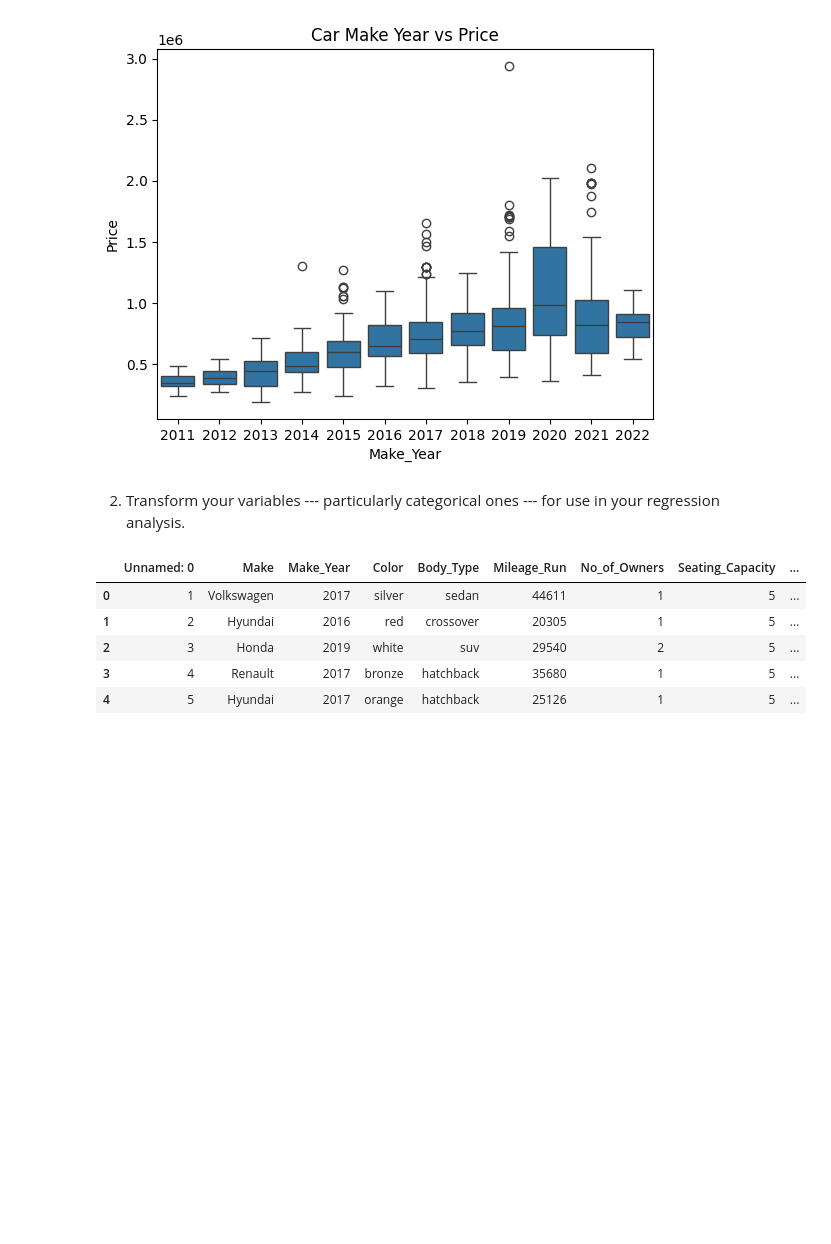
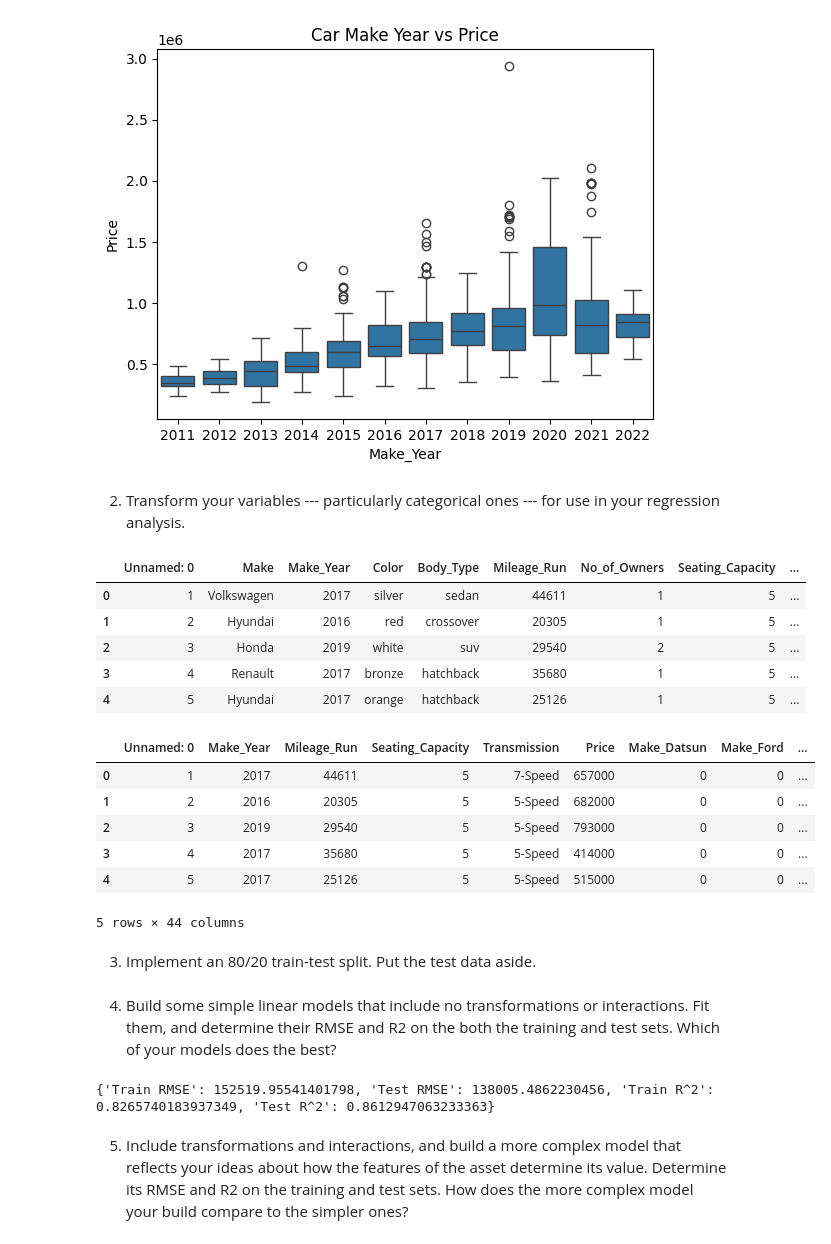
Before and after one commit to JinMizar/labs, a Jupyter notebook: 04_hedonic_pricing/04_hedonic_pricing.ipynb, the cells around one changed output. Cells and saved outputs as stored; diff of their text form; code cells hidden in the pictures; blank space fills up the shorter version.

```diff
--- a/04_hedonic_pricing/04_hedonic_pricing.ipynb
+++ b/04_hedonic_pricing/04_hedonic_pricing.ipynb
@@ -101,5 +95,19 @@ df.head()
 | 2 | 3 | Honda | 2019 | white | suv | 29540 | 2 | 5 | ... |
 | 3 | 4 | Renault | 2017 | bronze | hatchback | 35680 | 1 | 5 | ... |
 | 4 | 5 | Hyundai | 2017 | orange | hatchback | 25126 | 1 | 5 | ... |
+# %%
+cat_vars = ['Make', 'Color', 'Body_Type', 'No_of_Owners', 'Fuel_Type', 'Transmission_Type']
+encoded_df = pd.get_dummies(df, columns=cat_vars, drop_first=True, dtype='int')
+encoded_df.head()
+# %% [output]
+|  | Unnamed: 0 | Make_Year | Mileage_Run | Seating_Capacity | Transmission | Price | Make_Datsun | Make_Ford | ... |
+| 0 | 1 | 2017 | 44611 | 5 | 7-Speed | 657000 | 0 | 0 | ... |
+| 1 | 2 | 2016 | 20305 | 5 | 5-Speed | 682000 | 0 | 0 | ... |
+| 2 | 3 | 2019 | 29540 | 5 | 5-Speed | 793000 | 0 | 0 | ... |
+| 3 | 4 | 2017 | 35680 | 5 | 5-Speed | 414000 | 0 | 0 | ... |
+| 4 | 5 | 2017 | 25126 | 5 | 5-Speed | 515000 | 0 | 0 | ... |
+5 rows × 44 columns
+# %% [markdown]
+3. Implement an 80/20 train-test split. Put the test data aside.
 # %%
 from sklearn.model_selection import train_test_split
@@ -108,3 +116,25 @@ X = df.drop('Price',axis=1)
 X_train, X_test, y_train, y_test = train_test_split(X,y, # Feature and target variables
                                                     test_size=.2, # Split the sample 80 train/ 20 test
                                                     random_state=100) # For replication purposes
+# %% [markdown]
+4. Build some simple linear models that include no transformations or interactions. Fit them, and determine their RMSE and  R2  on the both the training and test sets. Which of your models does the best?
+# %%
+from sklearn.linear_model import LinearRegression
+from sklearn.metrics import mean_squared_error, r2_score
+
+simple_model = LinearRegression()
+simple_model.fit(X_train, y_train)
+y_train_pred_simple = simple_model.predict(X_train)
+y_test_pred_simple = simple_model.predict(X_test)
+
+simple_model_results = {
+    'Train RMSE': np.sqrt(mean_squared_error(y_train, y_train_pred_simple)),
+    'Test RMSE': np.sqrt(mean_squared_error(y_test, y_test_pred_simple)),
+    'Train R^2': r2_score(y_train, y_train_pred_simple),
+    'Test R^2': r2_score(y_test, y_test_pred_simple)
+}
+print(simple_model_results)
+# %% [output]
+{'Train RMSE': 152519.95541401798, 'Test RMSE': 138005.4862230456, 'Train R^2': 0.8265740183937349, 'Test R^2': 0.8612947063233363}
+# %% [markdown]
+5. Include transformations and interactions, and build a more complex model that reflects your ideas about how the features of the asset determine its value. Determine its RMSE and  R2  on the training and test sets. How does the more complex model your build compare to the simpler ones?
```
Also changed, not shown: parts of 8 cells of this notebook.
